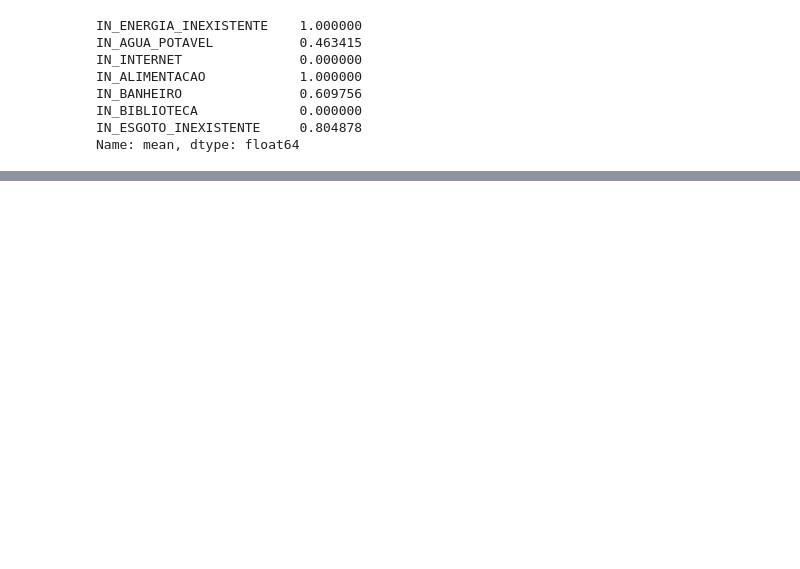
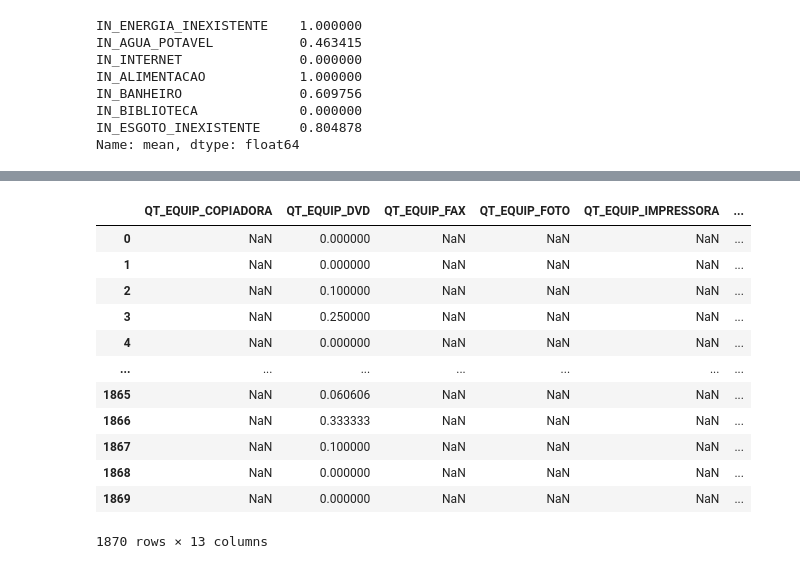
Before and after one commit to wendellbarcelos/Ciencia-de-dados-2022, a Jupyter notebook: Ciencia_de_dados_2022_exercicios.ipynb, the cells around one changed output, grey strips where cells are left out. Cells and saved outputs as stored; diff of their text form; code cells hidden in the pictures; blank space fills up the shorter version.

```diff
--- a/Ciencia_de_dados_2022_exercicios.ipynb
+++ b/Ciencia_de_dados_2022_exercicios.ipynb
@@ -3181,0 +3223,4 @@ Name: mean, dtype: float64
+# %%
+#Exe: Calcule o % de cada equipamento (colunas com "QT_EQUIP") em relação aos equipamentos totais (veja a função np.nansum)
+cols = [x for x in df_escola if x.startswith('QT_EQUIP')]  ## Retornando apanas as colunas que iniciam com QT_EQUIP
+cols
@@ -3181,0 +3241,19 @@ Name: mean, dtype: float64
+# %%
+# Dividindo as colunas por linhas para ter a porcentagem de cada equipamento em relação ao total
+df_escola[cols].divide(
+    pd.Series(np.nansum(df_escola[cols].values, axis=1), index=df_escola.index),
+    axis="rows")
+# %% [output]
+|  | QT_EQUIP_COPIADORA | QT_EQUIP_DVD | QT_EQUIP_FAX | QT_EQUIP_FOTO | QT_EQUIP_IMPRESSORA | ... |
+| 0 | NaN | 0.000000 | NaN | NaN | NaN | ... |
+| 1 | NaN | 0.000000 | NaN | NaN | NaN | ... |
+| 2 | NaN | 0.100000 | NaN | NaN | NaN | ... |
+| 3 | NaN | 0.250000 | NaN | NaN | NaN | ... |
+| 4 | NaN | 0.000000 | NaN | NaN | NaN | ... |
+| ... | ... | ... | ... | ... | ... | ... |
+| 1865 | NaN | 0.060606 | NaN | NaN | NaN | ... |
+| 1866 | NaN | 0.333333 | NaN | NaN | NaN | ... |
+| 1867 | NaN | 0.100000 | NaN | NaN | NaN | ... |
+| 1868 | NaN | 0.000000 | NaN | NaN | NaN | ... |
+| 1869 | NaN | 0.000000 | NaN | NaN | NaN | ... |
+1870 rows × 13 columns
```
Also changed, not shown: parts of 10 cells of this notebook.
